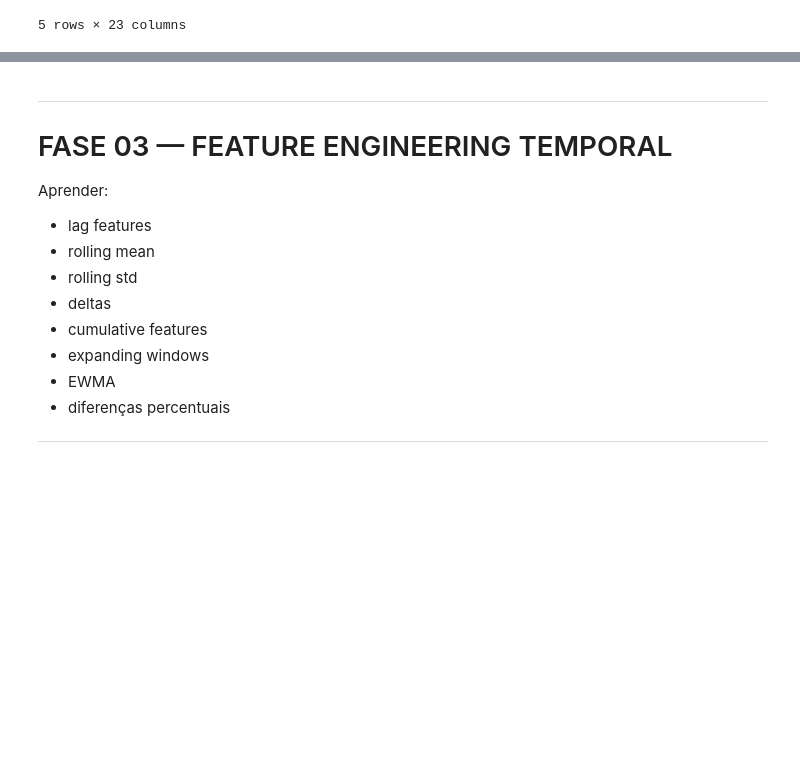
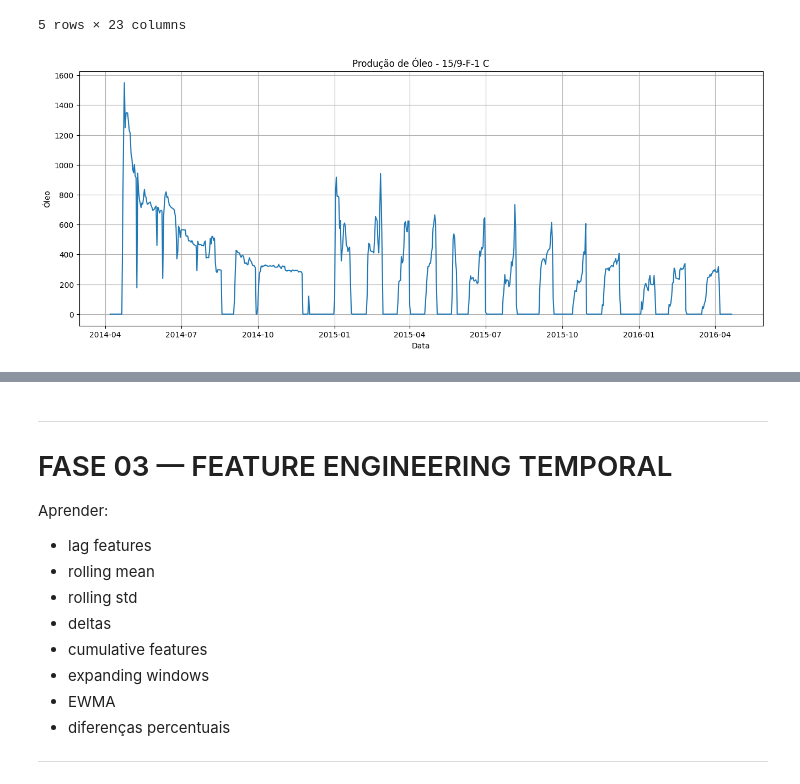
Before and after one commit to marcusvbrangel/production-surveillance, a Jupyter notebook: production_surveillance.ipynb, the cells around one changed output, grey strips where cells are left out. Drawn from its saved outputs; the diff is of its cells as text; code cells hidden in the pictures; blank space fills up the shorter version.

Commit message:
feat: implement the initial plot relatated well

```diff
--- a/production_surveillance.ipynb
+++ b/production_surveillance.ipynb
@@ -559,3 +559,22 @@ df_well.head()
 | 2014-04-10 | NO 15/9-F-1 C | 7405 | 15/9-F-1 C | 3420717 | VOLVE | ... |
 | 2014-04-11 | NO 15/9-F-1 C | 7405 | 15/9-F-1 C | 3420717 | VOLVE | ... |
 5 rows × 23 columns
+# %%
+# ============================================================
+# PRODUCAO DE OLEO AO LONGO DO TEMPO
+# ============================================================
+
+plt.figure(figsize=(16,6))
+
+plt.plot(
+    df_well.index,
+    df_well["BORE_OIL_VOL"]
+)
+
+plt.title(f"Produção de Óleo - {well_name}")
+plt.xlabel("Data")
+plt.ylabel("Óleo")
+plt.grid(True)
+plt.show()
+# %% [output]
+[figure, added]
```
Also changed, not shown: parts of 8 cells of this notebook.
